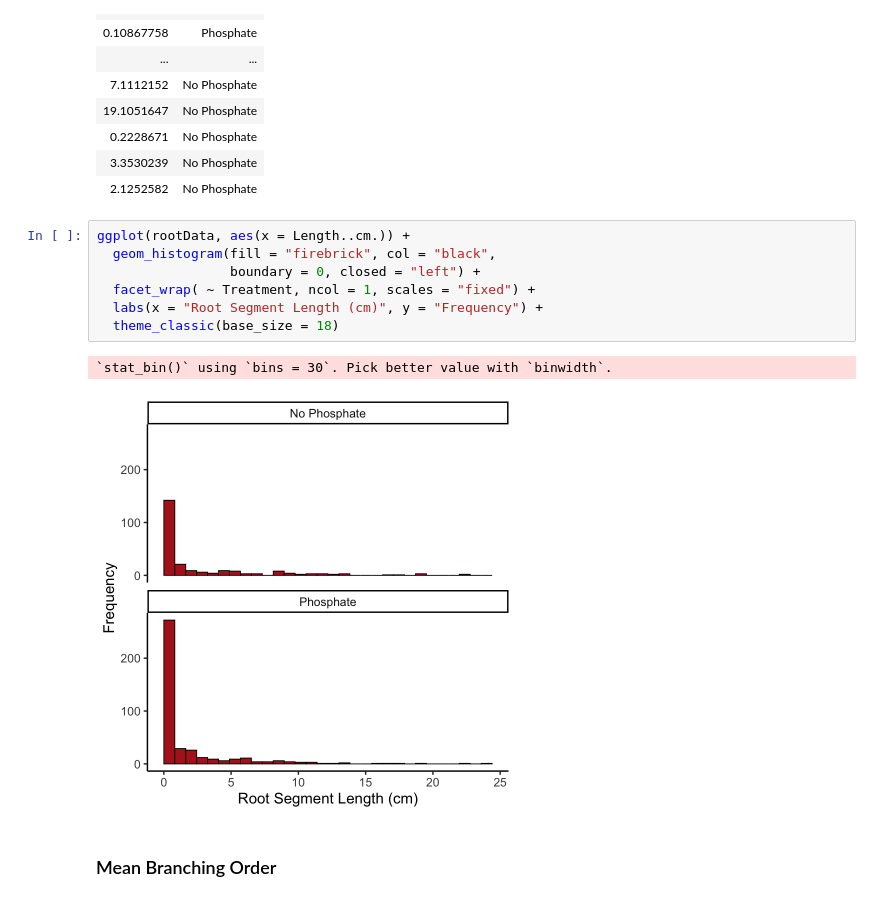
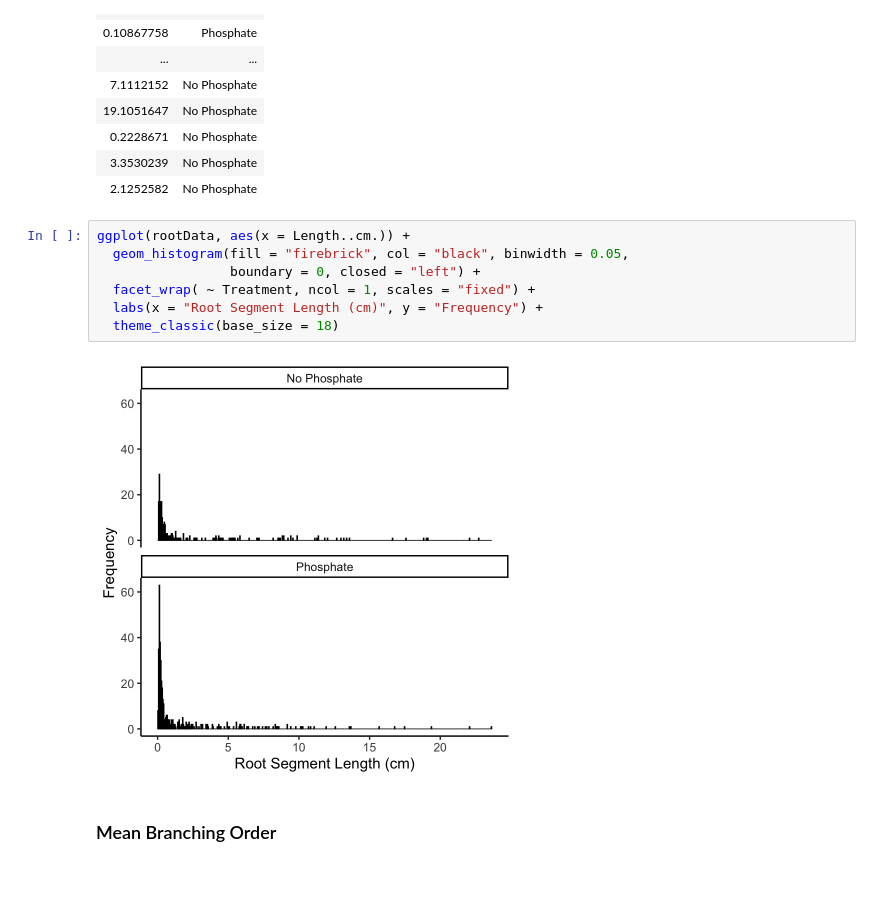
Before and after one commit to piqueen314/RootMorphology, a Jupyter notebook: RootMorphology.ipynb, the cells around one changed output. Drawn from its saved outputs; the diff is of its cells as text.

```diff
--- a/RootMorphology.ipynb
+++ b/RootMorphology.ipynb
@@ -273,14 +339,13 @@ A data.frame: 645 × 2
 | 2.1252582 | No Phosphate |
 # %%
 ggplot(rootData, aes(x = Length..cm.)) +
-  geom_histogram(fill = "firebrick", col = "black",
+  geom_histogram(fill = "firebrick", col = "black", binwidth = 0.05,
                  boundary = 0, closed = "left") +
   facet_wrap( ~ Treatment, ncol = 1, scales = "fixed") +
   labs(x = "Root Segment Length (cm)", y = "Frequency") +
   theme_classic(base_size = 18)
 # %% [output]
-`stat_bin()` using `bins = 30`. Pick better value with `binwidth`.
-[figure, old version]
+[figure, new version]
 # %% [markdown]
 ### Mean Branching Order ###
 # %%
```
Also changed, not shown: parts of 28 cells of this notebook.
